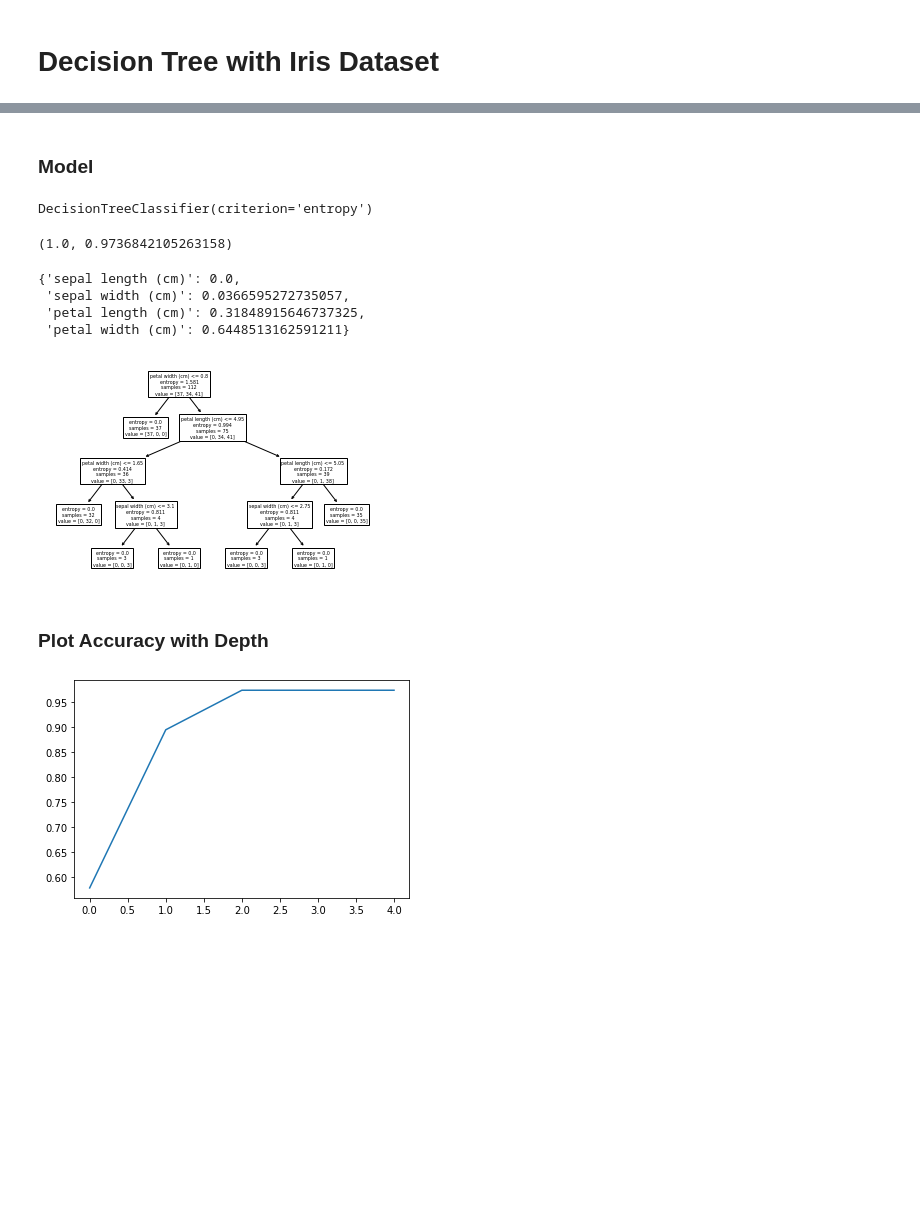
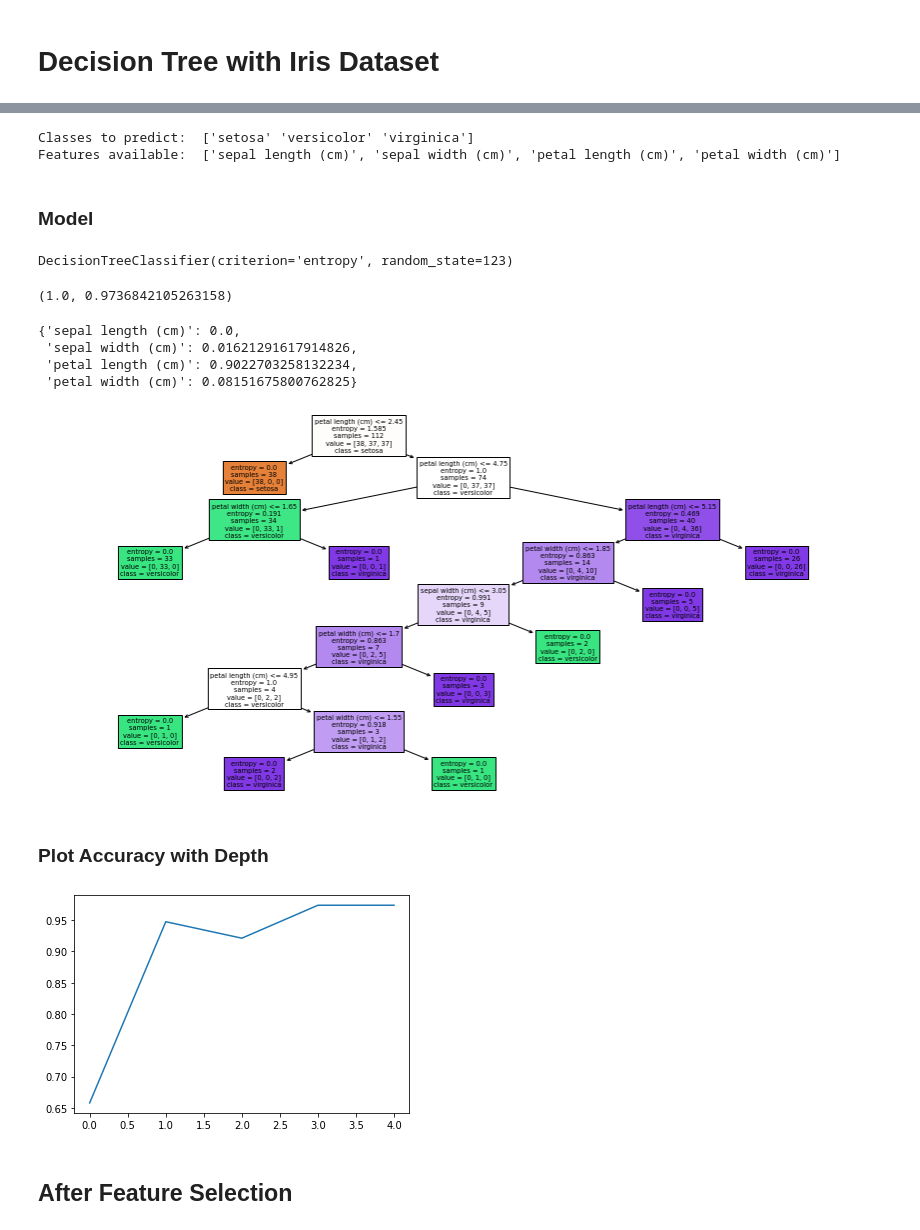
Before and after one commit to metinsenturk/class-materials, a Jupyter notebook: contents/decision-trees/Simple Decision Tree with Iris.ipynb, the cells around one changed output, grey strips where cells are left out. Cells and saved outputs as stored; diff of their text form; code cells hidden in the pictures; blank space fills up the shorter version.

```diff
--- a/contents/decision-trees/Simple Decision Tree with Iris.ipynb
+++ b/contents/decision-trees/Simple Decision Tree with Iris.ipynb
@@ -18,12 +16,21 @@ Classes to predict:  ['setosa' 'versicolor' 'virginica']
+# %%
+feature_names=data.feature_names
+class_names = data.target_names
+random_state = 123
+print('Classes to predict: ', class_names)
+print('Features available: ', feature_names)
+# %% [output]
+Classes to predict:  ['setosa' 'versicolor' 'virginica']
+Features available:  ['sepal length (cm)', 'sepal width (cm)', 'petal length (cm)', 'petal width (cm)']
 # %%
-X_train, X_test, y_train, y_test = train_test_split(X, y, random_state = 0, test_size = 0.25)
+X_train, X_test, y_train, y_test = train_test_split(X, y, random_state=random_state, stratify=y, test_size=0.25)
 # %% [markdown]
 ### Model
 # %%
-clf = DecisionTreeClassifier(criterion = 'entropy')
+clf = DecisionTreeClassifier(criterion='entropy', random_state=random_state)
 clf.fit(X_train, y_train)
 # %% [output]
-DecisionTreeClassifier(criterion='entropy')
+DecisionTreeClassifier(criterion='entropy', random_state=123)
 # %%
 y_pred =  clf.predict(X_test)
 # %%
@@ -34,14 +41,15 @@ clf.score(X_train, y_train), metrics.accuracy_score(y_test, y_pred)
 dict(zip(data.feature_names, clf.feature_importances_))
 # %% [output]
 {'sepal length (cm)': 0.0,
- 'sepal width (cm)': 0.0366595272735057,
- 'petal length (cm)': 0.31848915646737325,
- 'petal width (cm)': 0.6448513162591211}
+ 'sepal width (cm)': 0.01621291617914826,
+ 'petal length (cm)': 0.9022703258132234,
+ 'petal width (cm)': 0.08151675800762825}
 # %%
-plot_tree(clf, feature_names=data.feature_names)
+plt.figure(figsize=(15,7))
+plot_tree(clf, feature_names=data.feature_names, class_names=class_names, filled=True)
 plt.show()
 # %% [output]
-[figure, old version]
+[figure, new version]
 # %% [markdown]
 ### Plot Accuracy with Depth
 # %%
@@ -59,4 +67,6 @@ for depth in max_depth_range:
 plt.plot(accuracy)
 plt.show()
 # %% [output]
-[figure, old version]
+[figure, new version]
+# %% [markdown]
+## After Feature Selection
```
Also changed, not shown: parts of 8 cells of this notebook.
